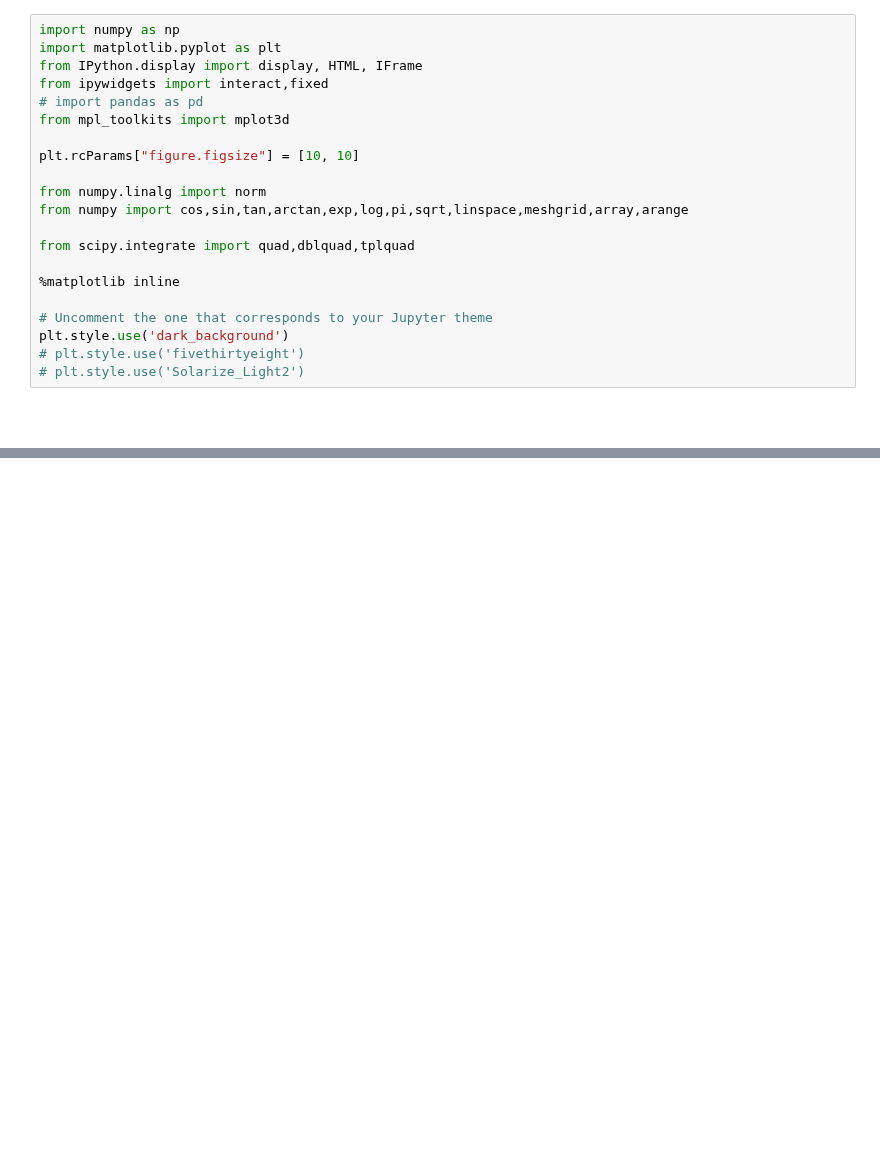
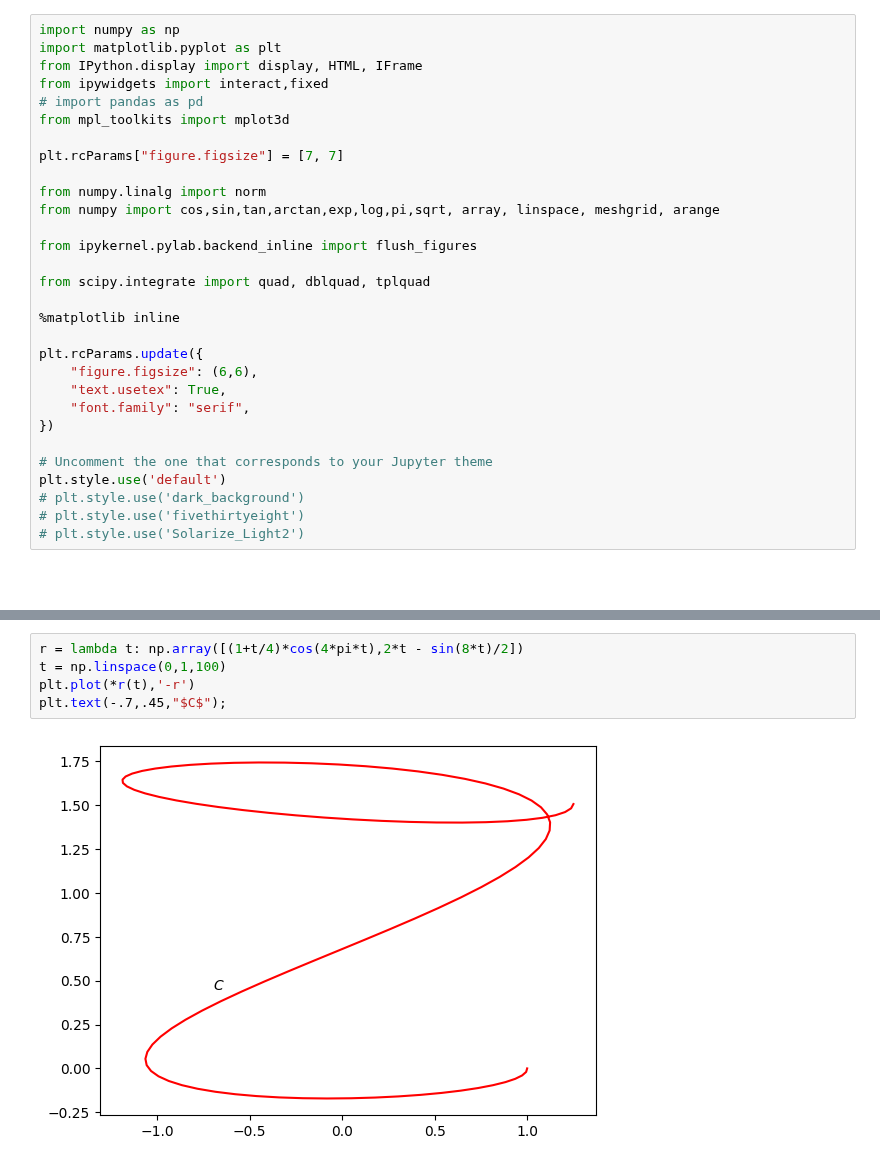
Before and after one commit to drewyoungren/mvc, a Jupyter notebook: lec/mvc-L17.ipynb, the cells around one changed output, grey strips where cells are left out. Saved outputs shown, nothing was run; the diff lists cells and outputs as text; blank space fills up the shorter version.

```diff
--- a/lec/mvc-L17.ipynb
+++ b/lec/mvc-L17.ipynb
@@ -6,17 +6,26 @@ from ipywidgets import interact,fixed
 # import pandas as pd
 from mpl_toolkits import mplot3d
 
-plt.rcParams["figure.figsize"] = [10, 10]
+plt.rcParams["figure.figsize"] = [7, 7]
 
 from numpy.linalg import norm
-from numpy import cos,sin,tan,arctan,exp,log,pi,sqrt,linspace,meshgrid,array,arange
+from numpy import cos,sin,tan,arctan,exp,log,pi,sqrt, array, linspace, meshgrid, arange
 
-from scipy.integrate import quad,dblquad,tplquad
+from ipykernel.pylab.backend_inline import flush_figures
+
+from scipy.integrate import quad, dblquad, tplquad
 
 %matplotlib inline
 
+plt.rcParams.update({
+    "figure.figsize": (6,6),
+    "text.usetex": True,
+    "font.family": "serif",
+})
+
 # Uncomment the one that corresponds to your Jupyter theme
-plt.style.use('dark_background')
+plt.style.use('default')
+# plt.style.use('dark_background')
 # plt.style.use('fivethirtyeight')
 # plt.style.use('Solarize_Light2')
 # %% [markdown]
@@ -61,0 +97,7 @@ $$
+# %%
+r = lambda t: np.array([(1+t/4)*cos(4*pi*t),2*t - sin(8*t)/2])
+t = np.linspace(0,1,100)
+plt.plot(*r(t),'-r')
+plt.text(-.7,.45,"$C$");
+# %% [output]
+[figure, added]
```
Also changed, not shown: parts of 69 cells of this notebook, 3 other files.
